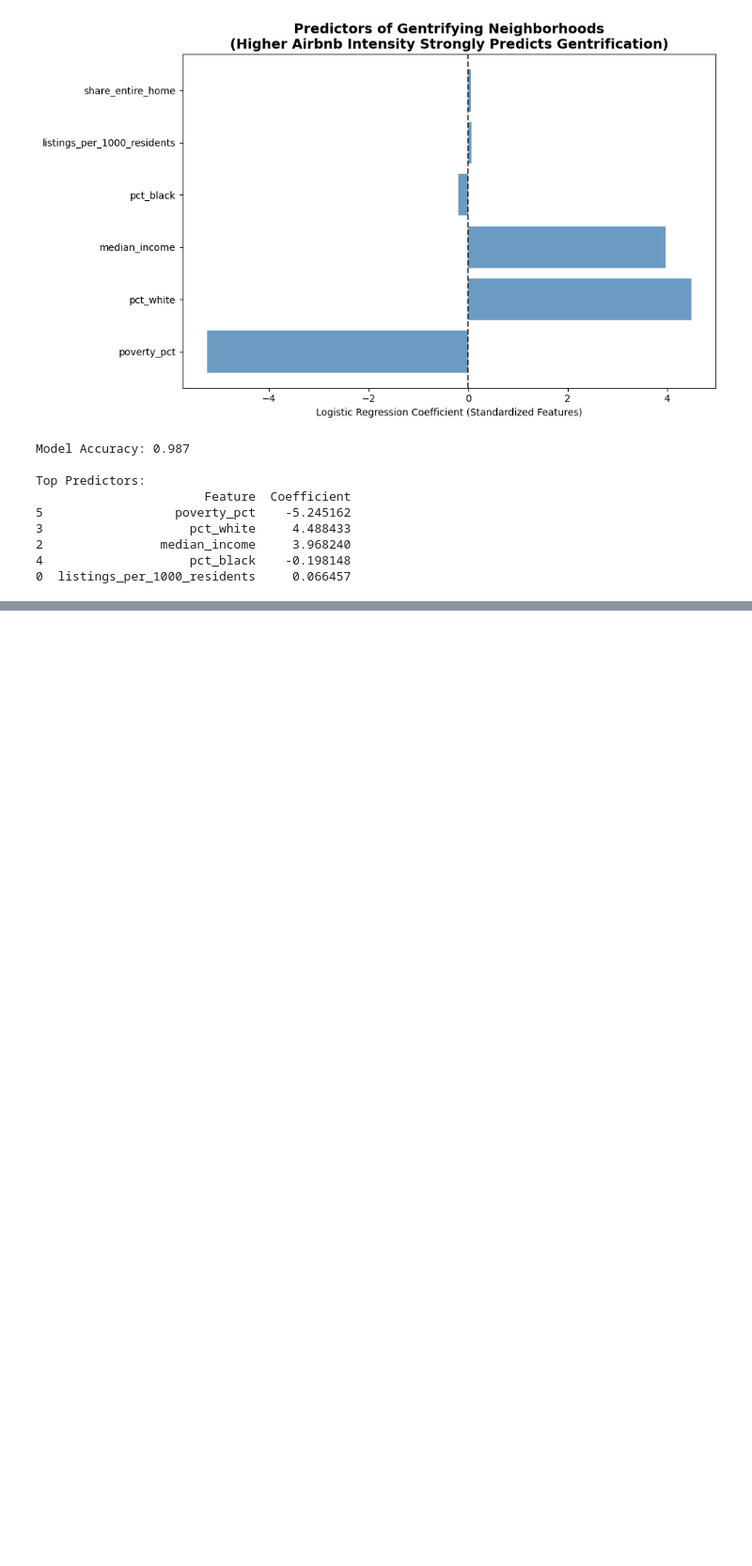
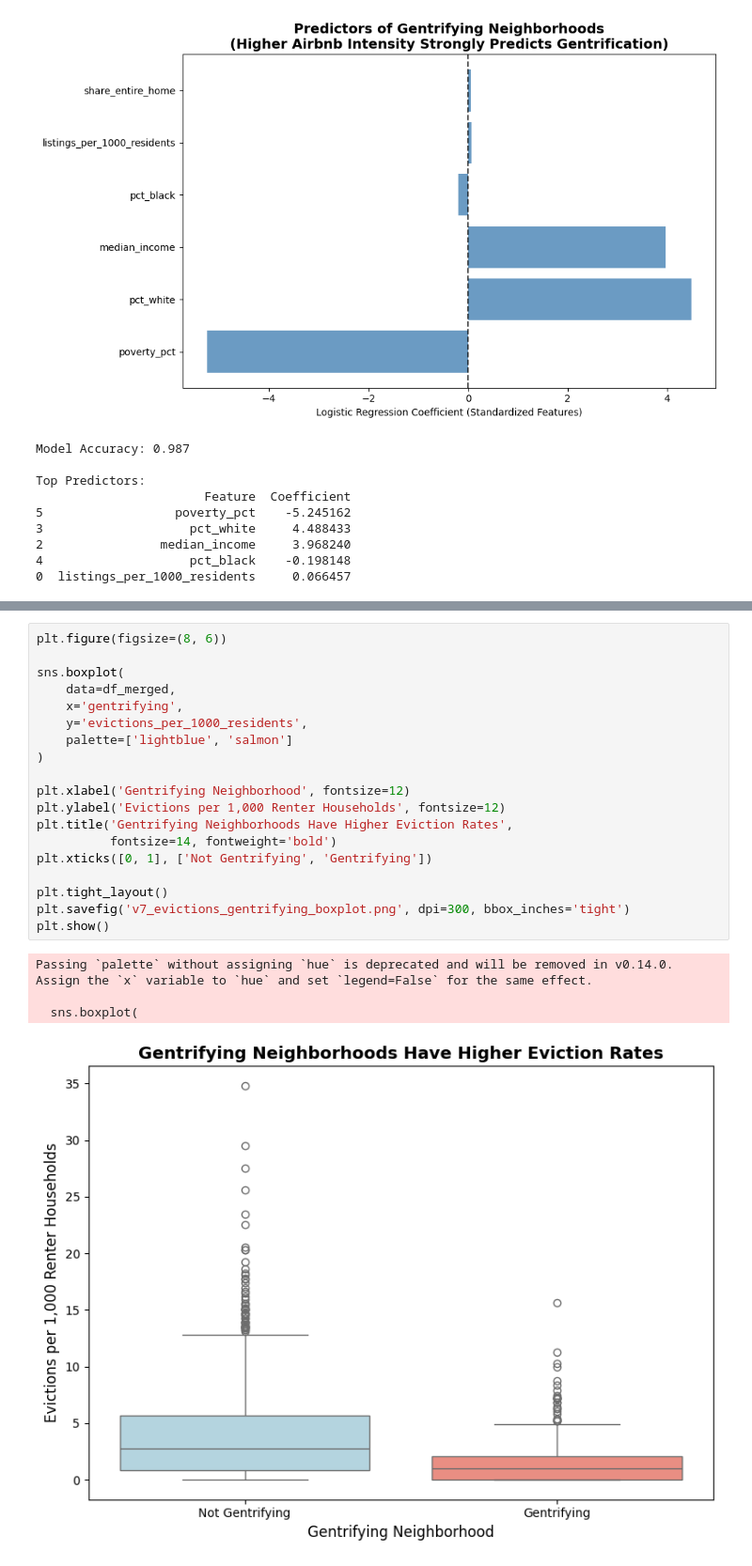
Before and after one commit to chenryry/tsadatascience2026, a Jupyter notebook: graphs.ipynb, the cells around one changed output, grey strips where cells are left out. Shown at 94% size. Drawn from its saved outputs; the diff is of its cells as text; blank space fills up the shorter version.

```diff
--- a/graphs.ipynb
+++ b/graphs.ipynb
@@ -519,0 +590,24 @@ Top Predictors:
+# %%
+plt.figure(figsize=(8, 6))
+
+sns.boxplot(
+    data=df_merged,
+    x='gentrifying',
+    y='evictions_per_1000_residents',
+    palette=['lightblue', 'salmon']
+)
+
+plt.xlabel('Gentrifying Neighborhood', fontsize=12)
+plt.ylabel('Evictions per 1,000 Renter Households', fontsize=12)
+plt.title('Gentrifying Neighborhoods Have Higher Eviction Rates',
+          fontsize=14, fontweight='bold')
+plt.xticks([0, 1], ['Not Gentrifying', 'Gentrifying'])
+
+plt.tight_layout()
+plt.savefig('v7_evictions_gentrifying_boxplot.png', dpi=300, bbox_inches='tight')
+plt.show()
+# %% [output]
+Passing `palette` without assigning `hue` is deprecated and will be removed in v0.14.0. Assign the `x` variable to `hue` and set `legend=False` for the same effect.
+
+  sns.boxplot(
+[figure, added]
```
Also changed, not shown: parts of 13 cells of this notebook, 3 other files.
